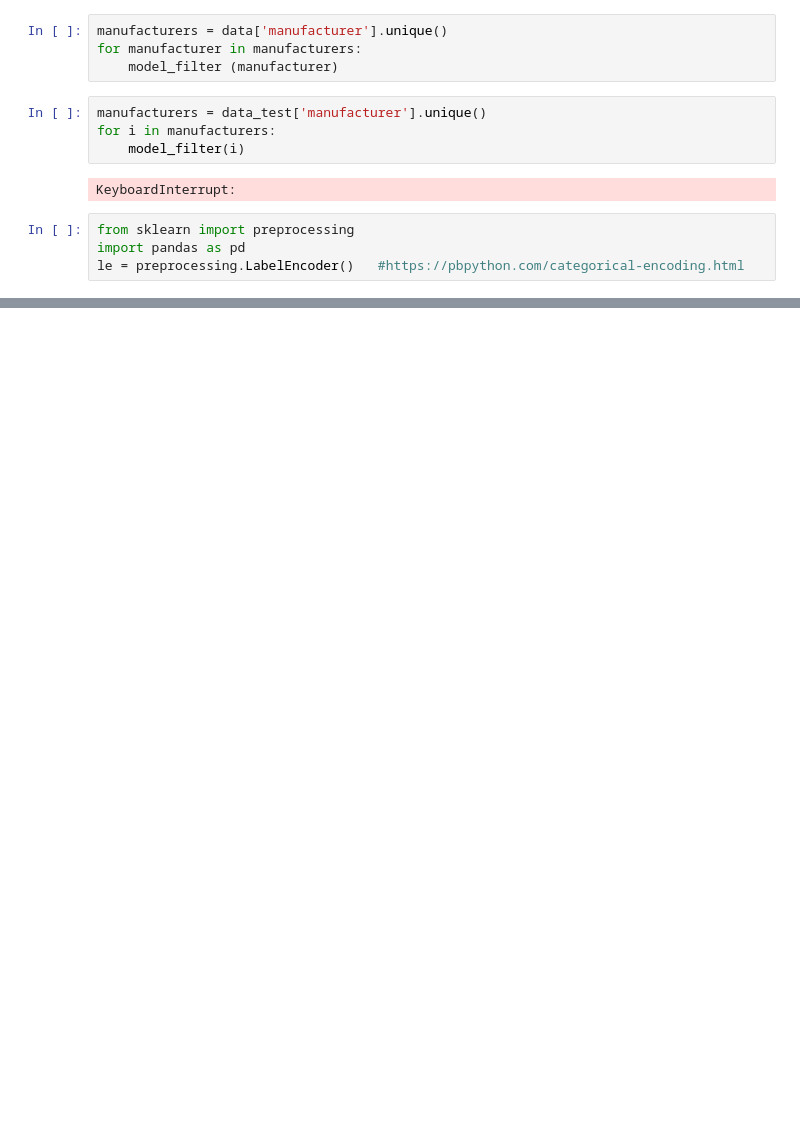
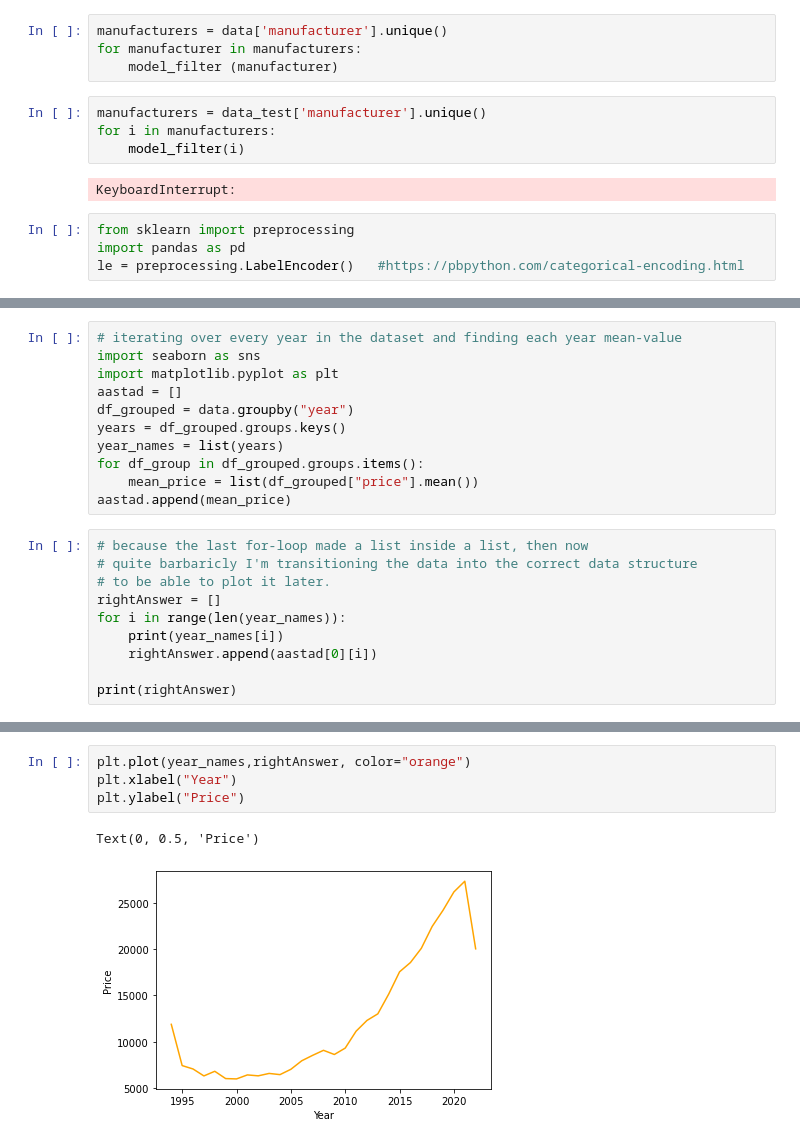
Before and after one commit to krisporovarde/real-or-fake-jobs, a Jupyter notebook: Predicting price.ipynb, the cells around one changed output, grey strips where cells are left out. Cells and saved outputs as stored; diff of their text form; blank space fills up the shorter version.

```diff
--- a/Predicting price.ipynb
+++ b/Predicting price.ipynb
@@ -445,0 +522,21 @@ Random Forest score after optimization:  0.7
+# %%
+# iterating over every year in the dataset and finding each year mean-value
+import seaborn as sns
+import matplotlib.pyplot as plt
+aastad = []
+df_grouped = data.groupby("year")
+years = df_grouped.groups.keys()
+year_names = list(years)
+for df_group in df_grouped.groups.items():
+    mean_price = list(df_grouped["price"].mean())
+aastad.append(mean_price)
+# %%
+# because the last for-loop made a list inside a list, then now
+# quite barbaricly I'm transitioning the data into the correct data structure
+# to be able to plot it later.
+rightAnswer = []
+for i in range(len(year_names)):
+    print(year_names[i])
+    rightAnswer.append(aastad[0][i])
+
+print(rightAnswer)
@@ -445,0 +561,7 @@ Random Forest score after optimization:  0.7
+# %%
+plt.plot(year_names,rightAnswer, color="orange")
+plt.xlabel("Year")
+plt.ylabel("Price")
+# %% [output]
+Text(0, 0.5, 'Price')
+[figure, added]
```
Also changed, not shown: parts of 31 cells of this notebook.
